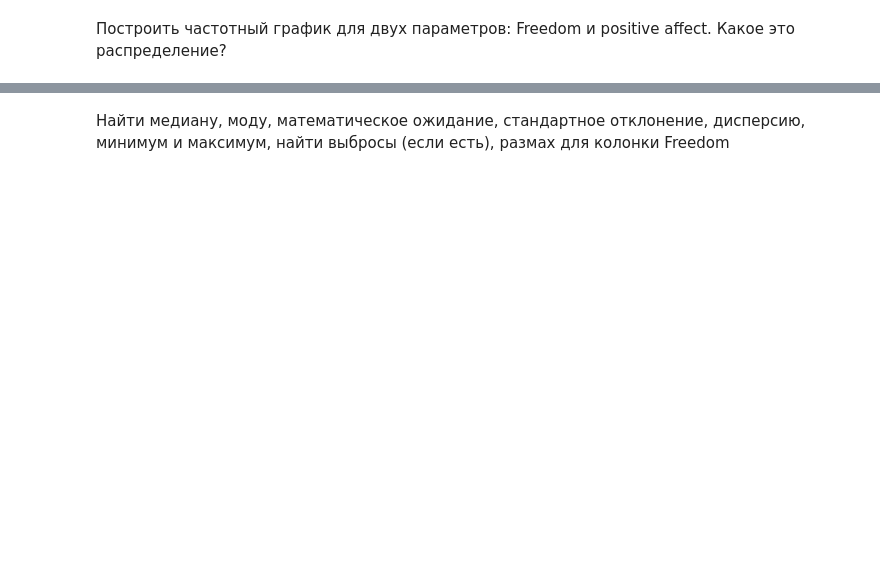
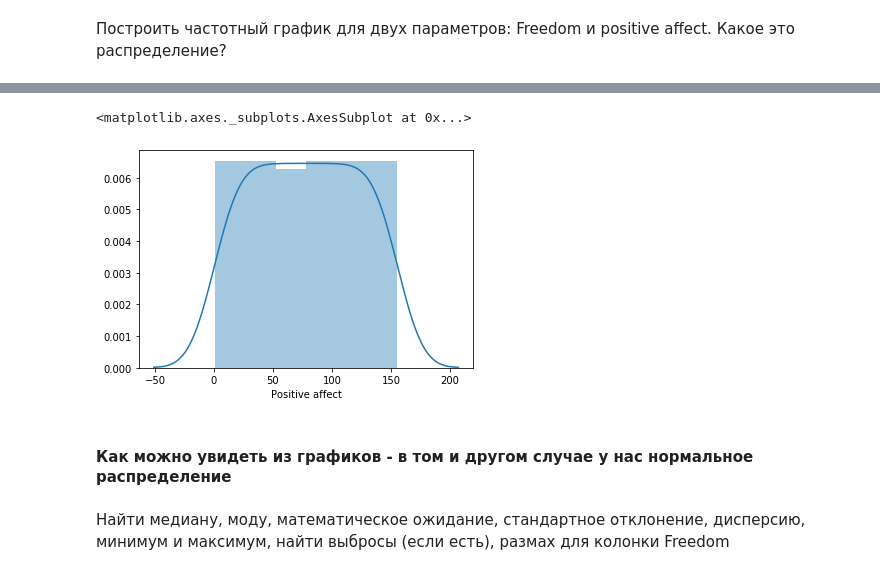
Before and after one commit to iamdenizzz/pyda-10, a Jupyter notebook: 18/homework-3.ipynb, the cells around one changed output, grey strips where cells are left out. Drawn from its saved outputs; the diff is of its cells as text; code cells hidden in the pictures; blank space fills up the shorter version.

```diff
--- a/18/homework-3.ipynb
+++ b/18/homework-3.ipynb
@@ -45,2 +64,9 @@ The World Happiness Report is a landmark survey of the state of global happiness
+# %%
+sns.distplot(data['Positive affect'])
+# %% [output]
+<matplotlib.axes._subplots.AxesSubplot at 0x...>
+[figure, added]
+# %% [markdown]
+#### Как можно увидеть из графиков - в том и другом случае у нас нормальное распределение
 # %% [markdown]
 Найти медиану, моду, математическое ожидание, стандартное отклонение,  дисперсию, минимум и максимум, найти выбросы (если есть), размах для колонки Freedom
```
Also changed, not shown: parts of 8 cells of this notebook, 1 other file.
